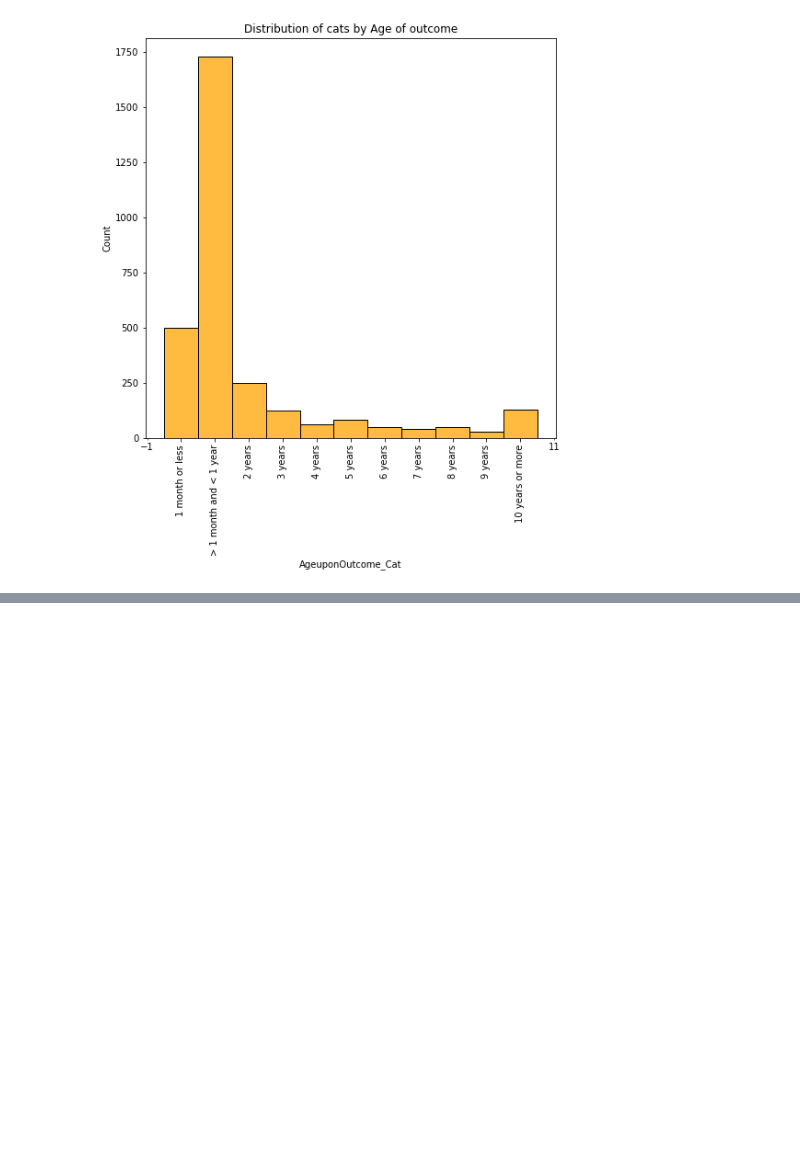
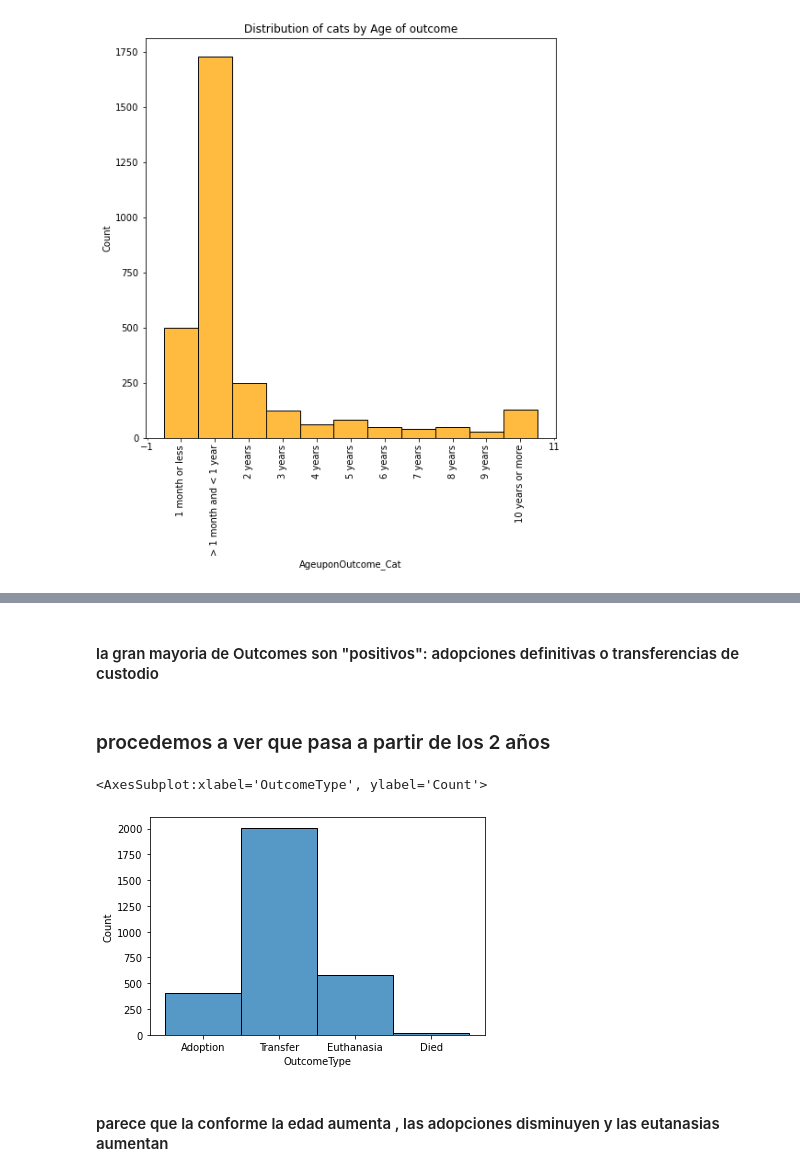
Before and after one commit to ironhack-bcn-data-pt/PR05-project-statistical-analysis, a Jupyter notebook: Project_05_pets.ipynb, the cells around one changed output, grey strips where cells are left out. Cells and saved outputs as stored; diff of their text form; code cells hidden in the pictures; blank space fills up the shorter version.

```diff
--- a/Project_05_pets.ipynb
+++ b/Project_05_pets.ipynb
@@ -308,0 +269,13 @@ since 6.991866935709936e-171 < 0.05 we reject the null hypothesis that the varia
+# %% [markdown]
+#### la gran mayoria de Outcomes son "positivos": adopciones definitivas o transferencias de custodio
+# %% [markdown]
+### procedemos a ver que pasa a partir de los 2 años
+# %%
+sns.histplot(data=pet_df[pet_df['AgeuponOutcome_Cat'].isin(['2 years','3 years','4 years','5 years',
+                                                           '6 years','7 years','8 years','9 years',
+                                                            '10 years or more'])], x='OutcomeType')
+# %% [output]
+<AxesSubplot:xlabel='OutcomeType', ylabel='Count'>
+[figure, added]
+# %% [markdown]
+#### parece que la conforme la edad aumenta ,  las adopciones disminuyen y las eutanasias aumentan
```
Also changed, not shown: parts of 59 cells of this notebook, 1 other file.
